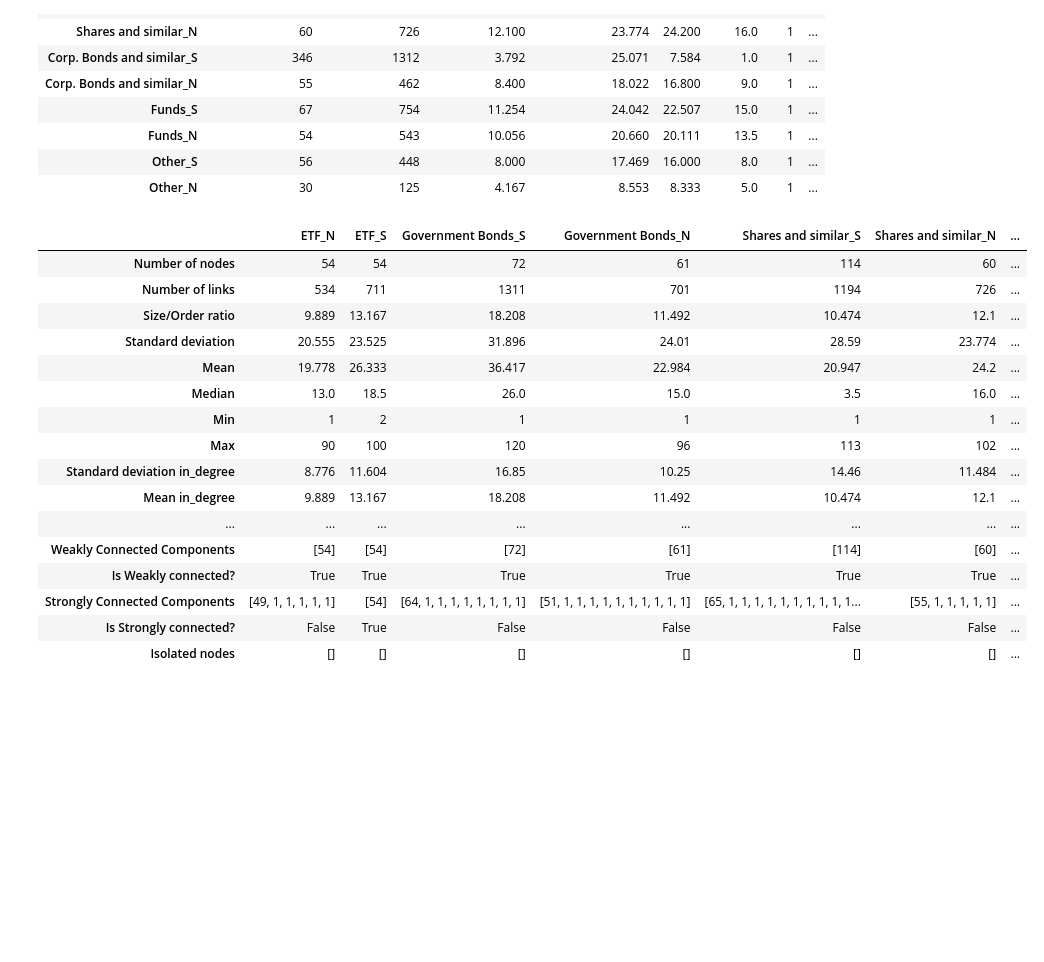
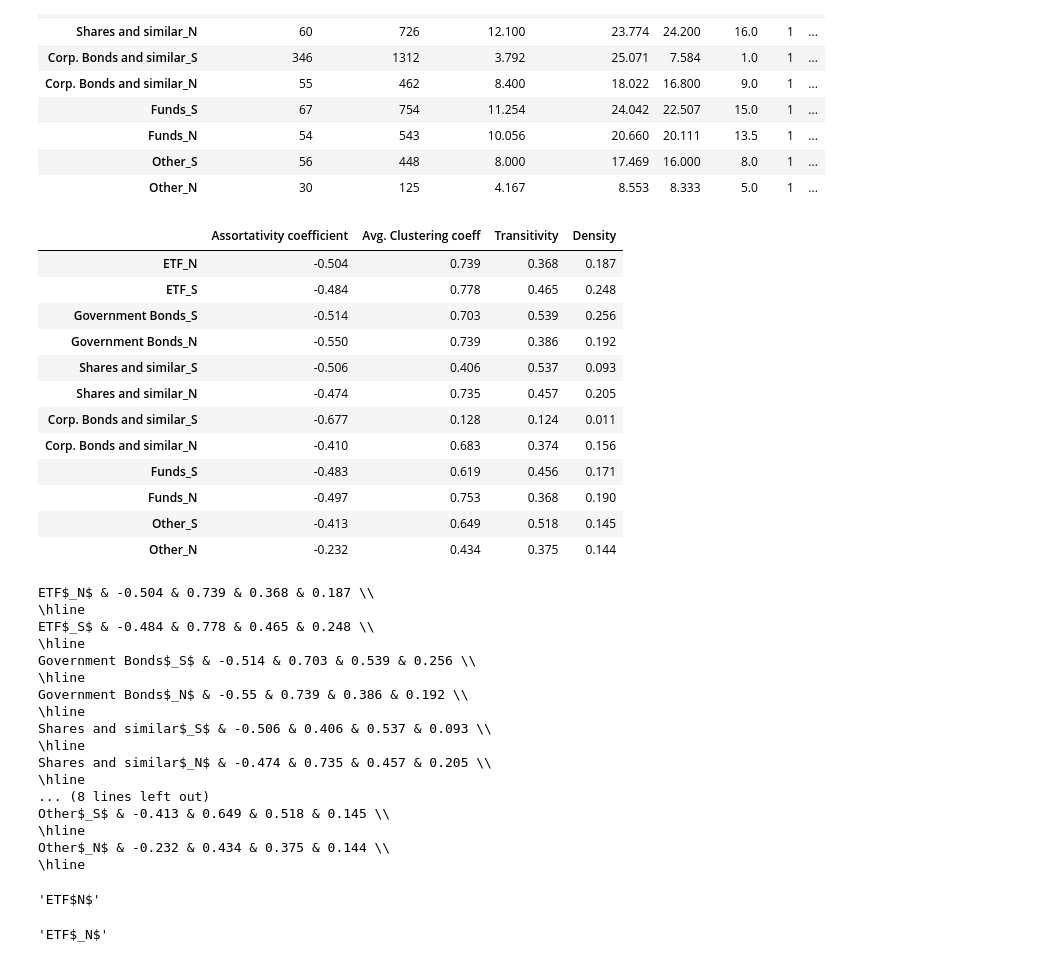
Before and after one commit to Andreaierardi/Master-Thesis-SNA-Borsa-Italiana, a Jupyter notebook: Notebooks/Extract summary table.ipynb, the cells around one changed output. Cells and saved outputs as stored; diff of their text form; code cells hidden in the pictures; blank space fills up the shorter version.

```diff
--- a/Notebooks/Extract summary table.ipynb
+++ b/Notebooks/Extract summary table.ipynb
@@ -4,5 +6,5 @@ pd.set_option('display.max_columns', None)
 # %%
-file = "aggregated_stats.txt"
+file = "../Exported Results/Results/Monthly_results/stats/aggregated_stats.txt"
 # %%
 def get_value_key(line_split):
     key, value = line_split.split(":")
@@ -103,22 +105,48 @@ stats
 | Other_S | 56 | 448 | 8.000 | 17.469 | 16.000 | 8.0 | 1 | ... |
 | Other_N | 30 | 125 | 4.167 | 8.553 | 8.333 | 5.0 | 1 | ... |
 # %%
-stats.T
+stats[['Assortativity coefficient','Avg. Clustering coeff','Transitivity', 'Density']]
 # %% [output]
-|  | ETF_N | ETF_S | Government Bonds_S | Government Bonds_N | Shares and similar_S | Shares and similar_N | ... |
-| Number of nodes | 54 | 54 | 72 | 61 | 114 | 60 | ... |
-| Number of links | 534 | 711 | 1311 | 701 | 1194 | 726 | ... |
-| Size/Order ratio | 9.889 | 13.167 | 18.208 | 11.492 | 10.474 | 12.1 | ... |
-| Standard deviation | 20.555 | 23.525 | 31.896 | 24.01 | 28.59 | 23.774 | ... |
-| Mean | 19.778 | 26.333 | 36.417 | 22.984 | 20.947 | 24.2 | ... |
-| Median | 13.0 | 18.5 | 26.0 | 15.0 | 3.5 | 16.0 | ... |
-| Min | 1 | 2 | 1 | 1 | 1 | 1 | ... |
-| Max | 90 | 100 | 120 | 96 | 113 | 102 | ... |
-| Standard deviation in_degree | 8.776 | 11.604 | 16.85 | 10.25 | 14.46 | 11.484 | ... |
-| Mean in_degree | 9.889 | 13.167 | 18.208 | 11.492 | 10.474 | 12.1 | ... |
-| ... | ... | ... | ... | ... | ... | ... | ... |
-| Weakly Connected Components | [54] | [54] | [72] | [61] | [114] | [60] | ... |
-| Is Weakly connected? | True | True | True | True | True | True | ... |
-| Strongly Connected Components | [49, 1, 1, 1, 1, 1] | [54] | [64, 1, 1, 1, 1, 1, 1, 1, 1] | [51, 1, 1, 1, 1, 1, 1, 1, 1, 1, 1] | [65, 1, 1, 1, 1, 1, 1, 1, 1, 1, 1... | [55, 1, 1, 1, 1, 1] | ... |
-| Is Strongly connected? | False | True | False | False | False | False | ... |
-| Isolated nodes | [] | [] | [] | [] | [] | [] | ... |
+|  | Assortativity coefficient | Avg. Clustering coeff | Transitivity | Density |
+| ETF_N | -0.504 | 0.739 | 0.368 | 0.187 |
+| ETF_S | -0.484 | 0.778 | 0.465 | 0.248 |
+| Government Bonds_S | -0.514 | 0.703 | 0.539 | 0.256 |
+| Government Bonds_N | -0.550 | 0.739 | 0.386 | 0.192 |
+| Shares and similar_S | -0.506 | 0.406 | 0.537 | 0.093 |
+| Shares and similar_N | -0.474 | 0.735 | 0.457 | 0.205 |
+| Corp. Bonds and similar_S | -0.677 | 0.128 | 0.124 | 0.011 |
+| Corp. Bonds and similar_N | -0.410 | 0.683 | 0.374 | 0.156 |
+| Funds_S | -0.483 | 0.619 | 0.456 | 0.171 |
+| Funds_N | -0.497 | 0.753 | 0.368 | 0.190 |
+| Other_S | -0.413 | 0.649 | 0.518 | 0.145 |
+| Other_N | -0.232 | 0.434 | 0.375 | 0.144 |
+# %%
+for index, row in stats[['Assortativity coefficient','Avg. Clustering coeff','Transitivity', 'Density']].iterrows():
+    print(index.replace('_', '$_')+'$', '&', row['Assortativity coefficient'], '&', row['Avg. Clustering coeff'], '&', row['Transitivity'],'&' ,row['Density'],'\\\\')
+    print('\hline')
+# %% [output]
+ETF$_N$ & -0.504 & 0.739 & 0.368 & 0.187 \\
+\hline
+ETF$_S$ & -0.484 & 0.778 & 0.465 & 0.248 \\
+\hline
+Government Bonds$_S$ & -0.514 & 0.703 & 0.539 & 0.256 \\
+\hline
+Government Bonds$_N$ & -0.55 & 0.739 & 0.386 & 0.192 \\
+\hline
+Shares and similar$_S$ & -0.506 & 0.406 & 0.537 & 0.093 \\
+\hline
+Shares and similar$_N$ & -0.474 & 0.735 & 0.457 & 0.205 \\
+\hline
+... (8 lines left out)
+Other$_S$ & -0.413 & 0.649 & 0.518 & 0.145 \\
+\hline
+Other$_N$ & -0.232 & 0.434 & 0.375 & 0.144 \\
+\hline
+# %%
+'$'.join('ETF_N'.split('_'))+'$'
+# %% [output]
+'ETF$N$'
+# %%
+index.replace('_', '$_')+'$'
+# %% [output]
+'ETF$_N$'
```
Also changed, not shown: parts of 2 cells of this notebook.
